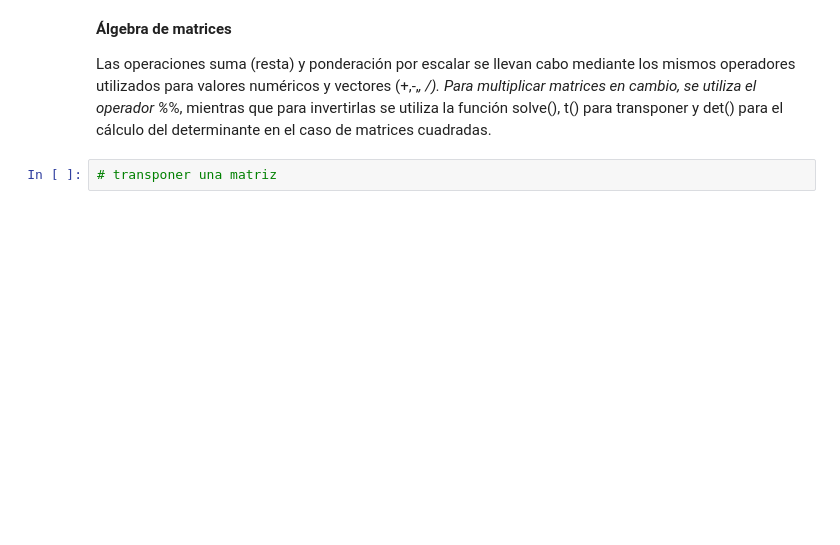
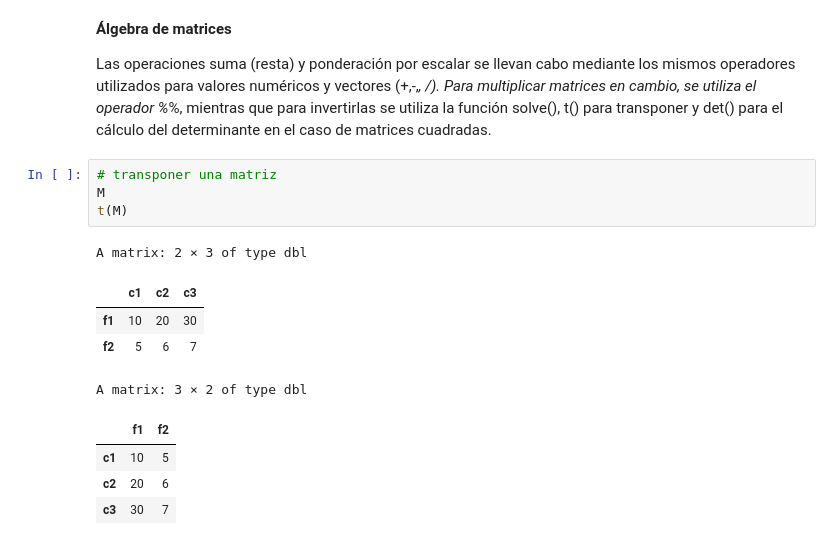
Before and after one commit to majorquev/DBDC_202406_Programacion_en_R_para_ciencia_de_datos, a Jupyter notebook: Clases/C2/Clase_2_01_matrices.ipynb, the cells around one changed output. Saved outputs shown, nothing was run; the diff lists cells and outputs as text; blank space fills up the shorter version.

```diff
--- a/Clases/C2/Clase_2_01_matrices.ipynb
+++ b/Clases/C2/Clase_2_01_matrices.ipynb
@@ -84,6 +197,18 @@ M3["f2","c3"]
 Las operaciones suma (resta) y ponderación por escalar se llevan cabo mediante los mismos operadores utilizados para valores numéricos y vectores (+,-,*, /). Para multiplicar matrices en cambio, se utiliza el operador %*%, mientras que para invertirlas se utiliza la función solve(), t() para transponer y det() para el cálculo del determinante en el caso de matrices cuadradas.
 # %%
 # transponer una matriz
+M
+t(M)
+# %% [output]
+A matrix: 2 × 3 of type dbl
+|  | c1 | c2 | c3 |
+| f1 | 10 | 20 | 30 |
+| f2 | 5 | 6 | 7 |
+A matrix: 3 × 2 of type dbl
+|  | f1 | f2 |
+| c1 | 10 | 5 |
+| c2 | 20 | 6 |
+| c3 | 30 | 7 |
 # %%
 # 3.2 Álgbra de matrices  ------------
 # Ejemplo simple de álgebra de matrices
```
Also changed, not shown: parts of 30 cells of this notebook.
